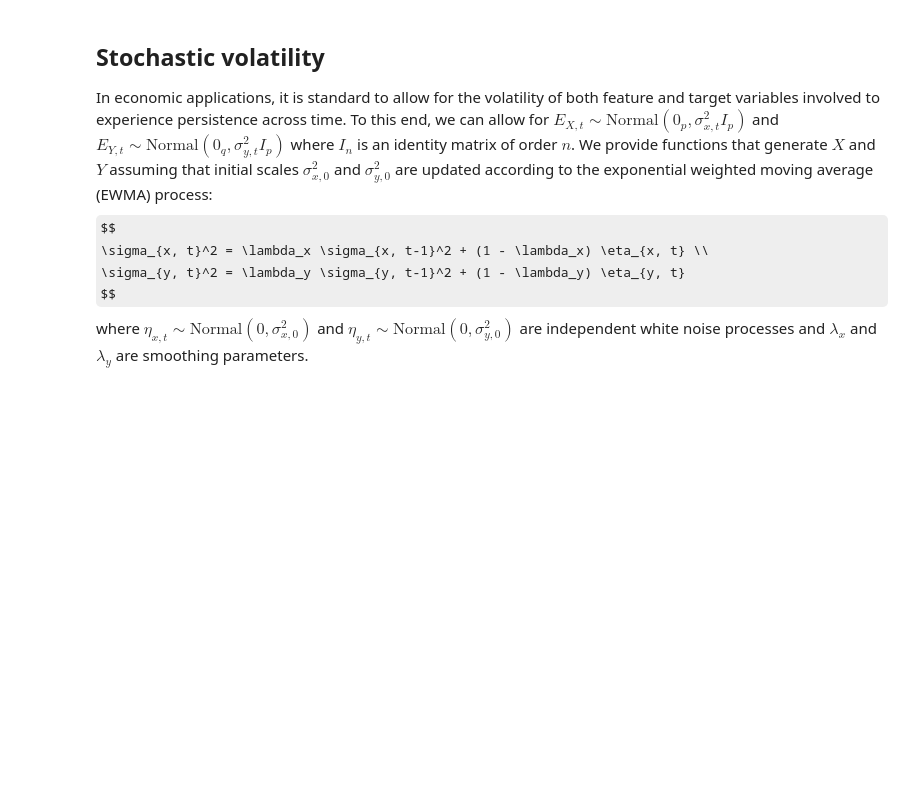
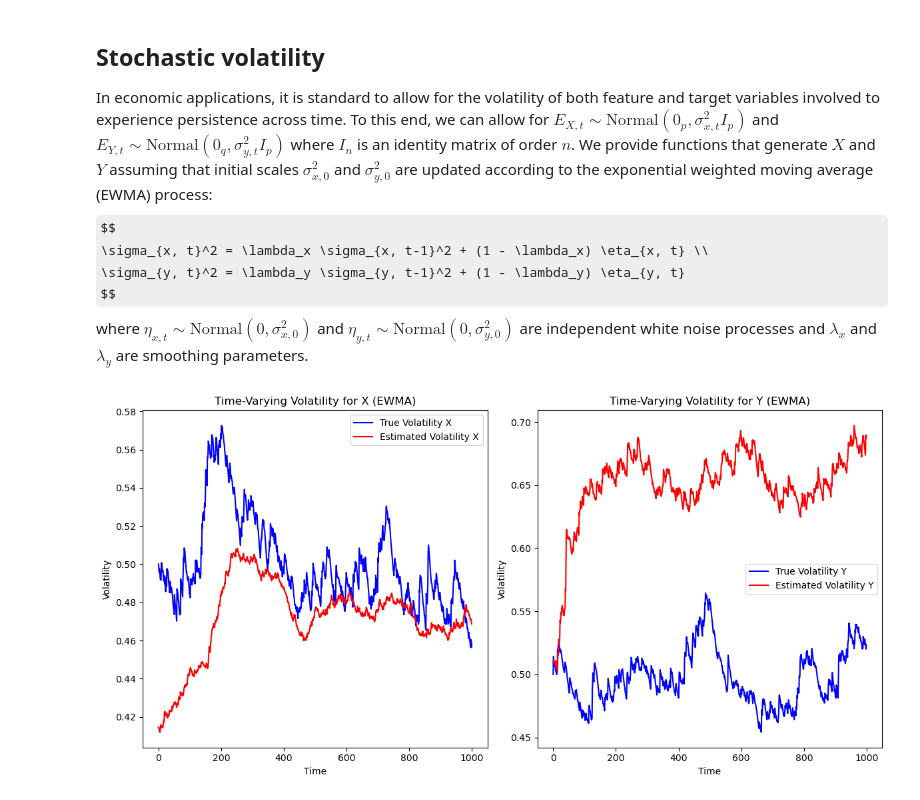
Before and after one commit to smonto2/PTFA, a Jupyter notebook: python_package/src/ppls/example.ipynb, the cells around one changed output. Saved outputs shown, nothing was run; the diff lists cells and outputs as text; code cells hidden in the pictures; some formulas as TeX source; blank space fills up the shorter version.

```diff
--- a/python_package/src/ppls/example.ipynb
+++ b/python_package/src/ppls/example.ipynb
@@ -508,7 +433,6 @@ def generate_data_stochasticvolatility(T, p, q, k, sigma_x0=0.5, sigma_y0=0.5, l
     return X, Y, F, P, Q, sigma_x, sigma_y
 
 # Simulation parameters
-T, p, q, k = 1000, 10, 5, 2
 sigma_x0, sigma_y0 = 0.5, 0.5    # Initial scales (also the scale of the moving average component in EWMA generation)
 lambda_x, lambda_y = 0.99, 0.99  # EWMA smoothing parameters for X and Y
 rng_seed = 42
@@ -520,30 +444,32 @@ X, Y, _, P_true, Q_true, true_sigma_x, true_sigma_y = generate_data_stochasticvo
 pls_model = ppls.ProbabilisticPLS_StochasticVolatility(n_components=k,ewma_lambda_x=lambda_x,ewma_lambda_y=lambda_y)
 pls_model.fit(X, Y, standardize=True)
 
 # Fetch the estimated volatilities
 estimated_sigma2_x = pls_model.sigma2_x  # Estimated time-varying volatility for X (EWMA-based)
 estimated_sigma2_y = pls_model.sigma2_y  # Estimated time-varying volatility for Y (EWMA-based)
 
 # Plot estimated vs true volatilities
 plt.figure(figsize=(12, 6))
 
 # Plot for X
 plt.subplot(1, 2, 1)
 plt.plot(true_sigma_x, label="True Volatility X", color="blue")
 plt.plot(np.sqrt(estimated_sigma2_x), label="Estimated Volatility X", color="red")
 plt.title("Time-Varying Volatility for X (EWMA)")
 plt.xlabel("Time")
 plt.ylabel("Volatility")
 plt.legend()
 
 # Plot for Y
 plt.subplot(1, 2, 2)
 plt.plot(true_sigma_y, label="True Volatility Y", color="blue")
 plt.plot(np.sqrt(estimated_sigma2_y), label="Estimated Volatility Y", color="red")
 plt.title("Time-Varying Volatility for Y (EWMA)")
 plt.xlabel("Time")
 plt.ylabel("Volatility")
 plt.legend()
 
 plt.tight_layout()
 plt.show()
+# %% [output]
+[figure, added]
```
Also changed, not shown: parts of 9 cells of this notebook.
